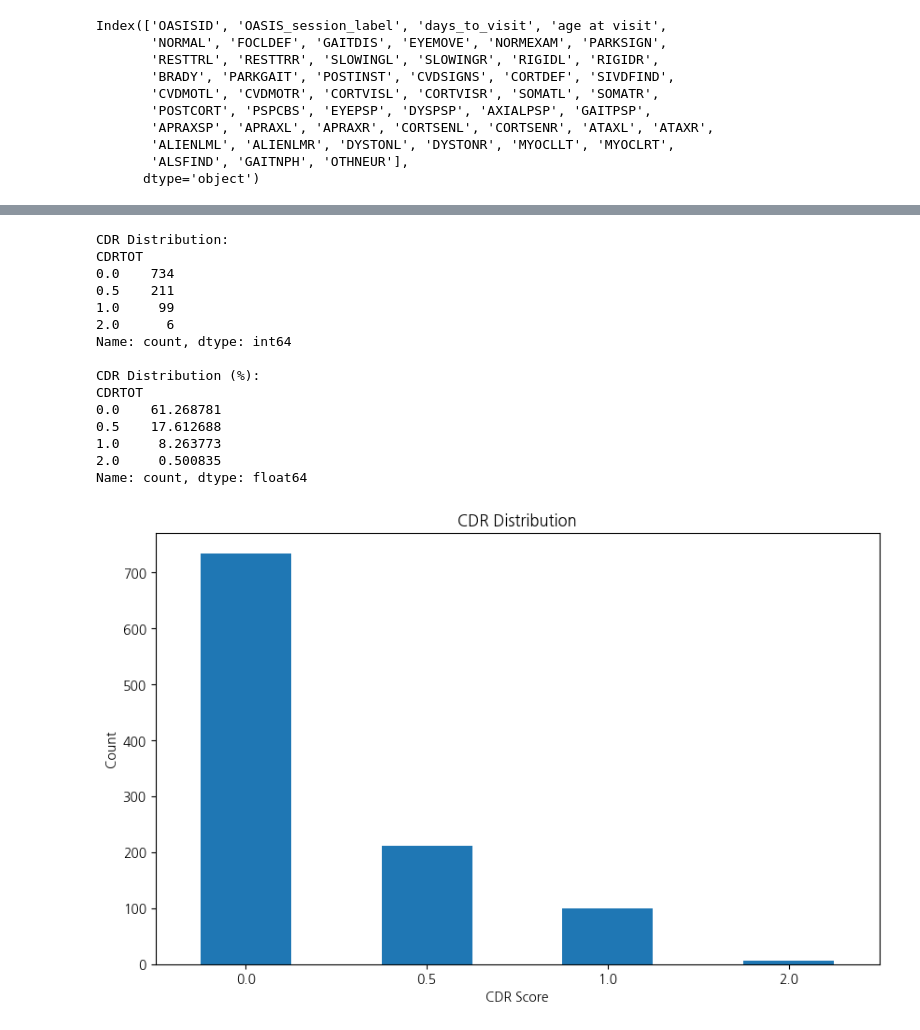
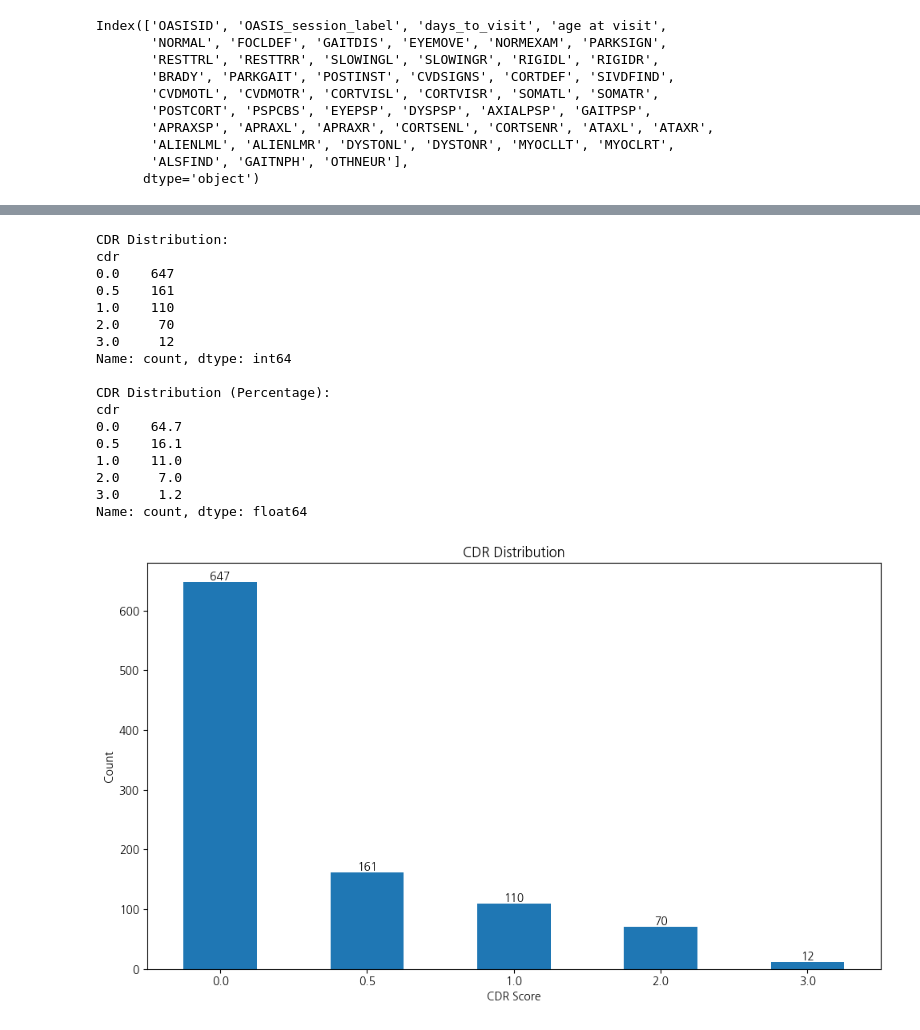
Before and after one commit to minyoungci/fMRI-, a Jupyter notebook: Prepreprocessing/clinical.ipynb, the cells around one changed output, grey strips where cells are left out. Cells and saved outputs as stored; diff of their text form; code cells hidden in the pictures.

Commit message:
clinical data

```diff
--- a/Prepreprocessing/clinical.ipynb
+++ b/Prepreprocessing/clinical.ipynb
@@ -334,38 +383,55 @@ Skipping dataset:          ADRC_ADRCCLINICALDATA ID   Subject  Date  Age  mmse
 # %%
-
-if 'CDRTOT' in merged_data.columns:
-    cdr_distribution = merged_data['CDRTOT'].value_counts().sort_index()
+# cdr 분포 확인
+if 'cdr' in final_data.columns:
     print("\nCDR Distribution:")
+    cdr_distribution = final_data['cdr'].value_counts().sort_index()
     print(cdr_distribution)
 
-    cdr_percentage = cdr_distribution / len(merged_data) * 100
-    print("\nCDR Distribution (%):")
+    print("\nCDR Distribution (Percentage):")
+    cdr_percentage = cdr_distribution / len(final_data) * 100
     print(cdr_percentage)
 
     import matplotlib.pyplot as plt
+
     plt.figure(figsize=(10, 6))
     cdr_distribution.plot(kind='bar')
     plt.title('CDR Distribution')
     plt.xlabel('CDR Score')
     plt.ylabel('Count')
     plt.xticks(rotation=0)
+    for i, v in enumerate(cdr_distribution):
+        plt.text(i, v, str(v), ha='center', va='bottom')
+    plt.tight_layout()
+    plt.show()
+
+    plt.figure(figsize=(10, 6))
+    cdr_percentage.plot(kind='bar')
+    plt.title('CDR Distribution (%)')
+    plt.xlabel('CDR Score')
+    plt.ylabel('Percentage')
+    plt.xticks(rotation=0)
+    for i, v in enumerate(cdr_percentage):
+        plt.text(i, v, f'{v:.1f}%', ha='center', va='bottom')
+    plt.tight_layout()
     plt.show()
 else:
-    print("CDRTOT column not found in the merged data.")
+    print("\n'cdr' column not found in the dataset.")
 # %% [output]
 CDR Distribution:
-CDRTOT
-0.0    734
-0.5    211
-1.0     99
-2.0      6
+cdr
+0.0    647
+0.5    161
+1.0    110
+2.0     70
+3.0     12
 Name: count, dtype: int64
 
-CDR Distribution (%):
-CDRTOT
-0.0    61.268781
-0.5    17.612688
-1.0     8.263773
-2.0     0.500835
+CDR Distribution (Percentage):
+cdr
+0.0    64.7
+0.5    16.1
+1.0    11.0
+2.0     7.0
+3.0     1.2
 Name: count, dtype: float64
-[figure, old version]
+[figure, new version]
```
Also changed, not shown: parts of 8 cells of this notebook.
